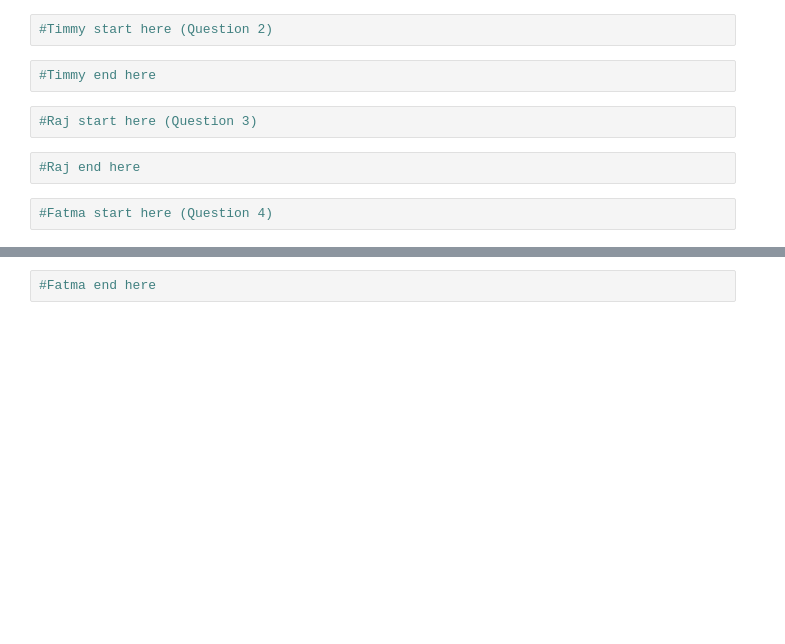
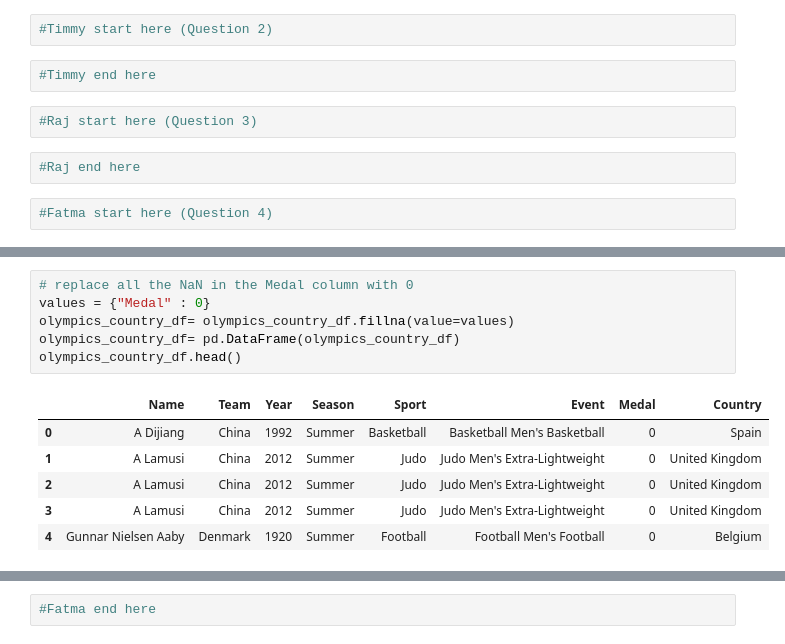
Before and after one commit to gjumaan/olympics-tourism-trends, a Jupyter notebook: data_cleanup.ipynb, the cells around one changed output, grey strips where cells are left out. Cells and saved outputs as stored; diff of their text form; blank space fills up the shorter version.

```diff
--- a/data_cleanup.ipynb
+++ b/data_cleanup.ipynb
@@ -79,0 +93,13 @@ olympics_country_df.groupby(["Country", "Year","Season", "Team"]).count()
+# %%
+# replace all the NaN in the Medal column with 0
+values = {"Medal" : 0}
+olympics_country_df= olympics_country_df.fillna(value=values)
+olympics_country_df= pd.DataFrame(olympics_country_df)
+olympics_country_df.head()
+# %% [output]
+|  | Name | Team | Year | Season | Sport | Event | Medal | Country |
+| 0 | A Dijiang | China | 1992 | Summer | Basketball | Basketball Men's Basketball | 0 | Spain |
+| 1 | A Lamusi | China | 2012 | Summer | Judo | Judo Men's Extra-Lightweight | 0 | United Kingdom |
+| 2 | A Lamusi | China | 2012 | Summer | Judo | Judo Men's Extra-Lightweight | 0 | United Kingdom |
+| 3 | A Lamusi | China | 2012 | Summer | Judo | Judo Men's Extra-Lightweight | 0 | United Kingdom |
+| 4 | Gunnar Nielsen Aaby | Denmark | 1920 | Summer | Football | Football Men's Football | 0 | Belgium |
```
Also changed, not shown: parts of 10 cells of this notebook.
